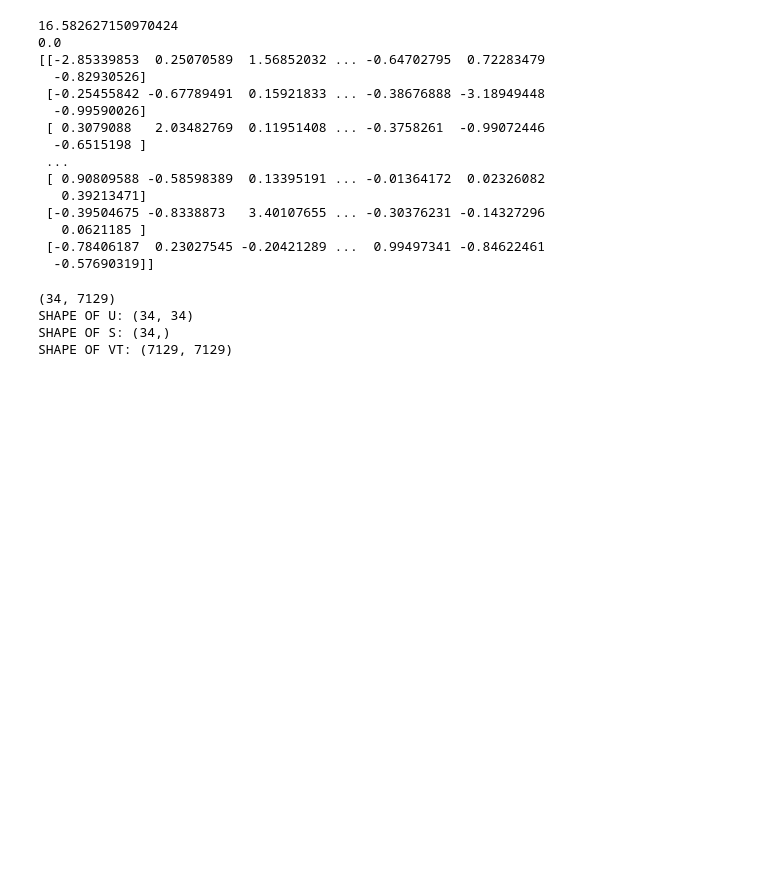
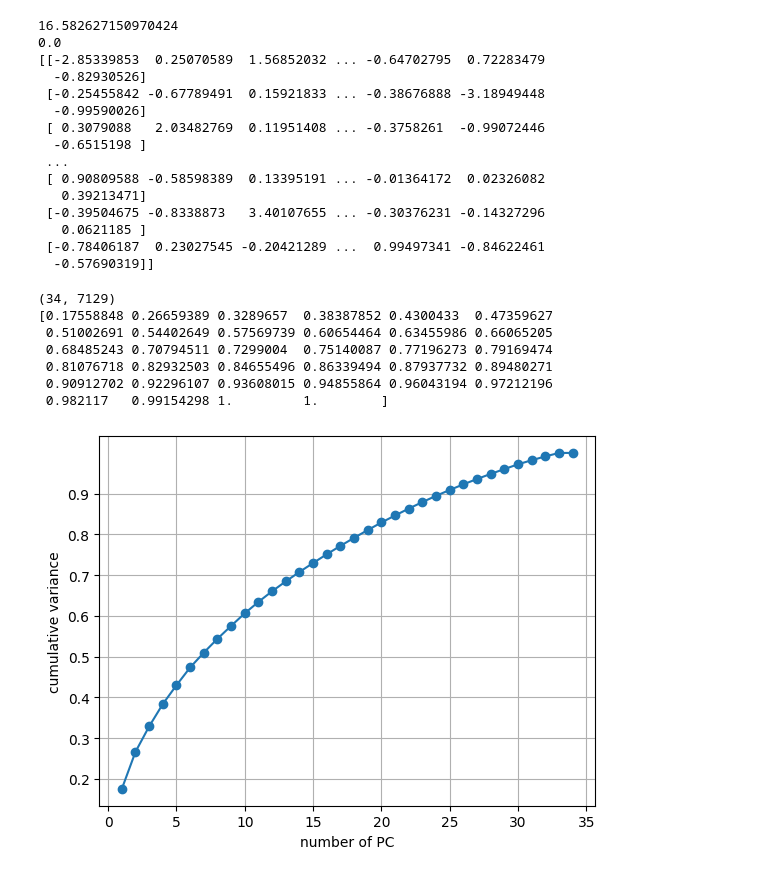
Before and after one commit to aparna-2001/Leukemia_GenePatterns, a Jupyter notebook: dataset_leukemia.ipynb, the cells around one changed output. Cells and saved outputs as stored; diff of their text form; code cells hidden in the pictures; blank space fills up the shorter version.

Commit message:
PCA using SVD selected the PC numbers by cumulative variance

```diff
--- a/dataset_leukemia.ipynb
+++ b/dataset_leukemia.ipynb
@@ -218,29 +218,63 @@ print(data_numeric_matrix_z)
 # %%
 #1.Now let's do PCA.
 
    #PCA is the method of reducing dimensions
       #that is our aim here is to reduce the gene expressions number
            #we have 7129 genes across 34 patients after patients
                #we try to find the pattern by using lesser number of genes
 
 #print(data_numeric_matrix_z.shape)
 
 #Transpose of the the z-score matrix
 
 data_numeric_matrix_z_T = data_numeric_matrix_z.T
 print(data_numeric_matrix_z_T.shape)
 
 #to find PCA, we will use SVD decomposition
 
 U, S, VT = np.linalg.svd(data_numeric_matrix_z_T)
 
 #print(f'SHAPE OF U: {U.shape}')
 #print(f'SHAPE OF S: {S.shape}')
 #print(f'SHAPE OF VT: {VT.shape}')
 
-#use reduced svd
+#finding PC
+  #filtering the most informative gene
+
+#Principal Components of samples = U @ Σ (rows = samples, columns = PCs)
+#Loadings of genes on PCs = Vᵀ.T (shows which genes contribute to each PC)
+#So Vᵀ tells you which genes are “driving” each PC, not just the PCs themselves.
+
+principal_comp = U @ np.diag(S)
+#print(principal_comp)
+
+#taking the most informative columns
+ #how many to take?
+     #so we need to calculate the cumulative variance
+        #cumulative variance accounting for around 80-90 percent is taken
+variance = S**2 /np.sum(S**2)
+cumulative_variance = np.cumsum(variance)
+print(cumulative_variance)
+
+no_of_pc = np.arange(1,len(cumulative_variance)+1)
+
+
+import matplotlib.pyplot as plt
+def draw_plot(x,y):
+    plt.xlabel('number of PC')
+    plt.ylabel('cumulative variance')
+    plt.yticks(np.arange(0.1,1,0.1))
+    plt.plot(x,y, marker='o')
+    plt.grid(True)
+    plt.show()
+
+draw_plot(no_of_pc, cumulative_variance)
 # %% [output]
 (34, 7129)
-SHAPE OF U: (34, 34)
-SHAPE OF S: (34,)
-SHAPE OF VT: (7129, 7129)
+[0.17558848 0.26659389 0.3289657  0.38387852 0.4300433  0.47359627
+ 0.51002691 0.54402649 0.57569739 0.60654464 0.63455986 0.66065205
+ 0.68485243 0.70794511 0.7299004  0.75140087 0.77196273 0.79169474
+ 0.81076718 0.82932503 0.84655496 0.86339494 0.87937732 0.89480271
+ 0.90912702 0.92296107 0.93608015 0.94855864 0.96043194 0.97212196
+ 0.982117   0.99154298 1.         1.        ]
+[figure, added]
```
Also changed, not shown: parts of 1 cell of this notebook.
